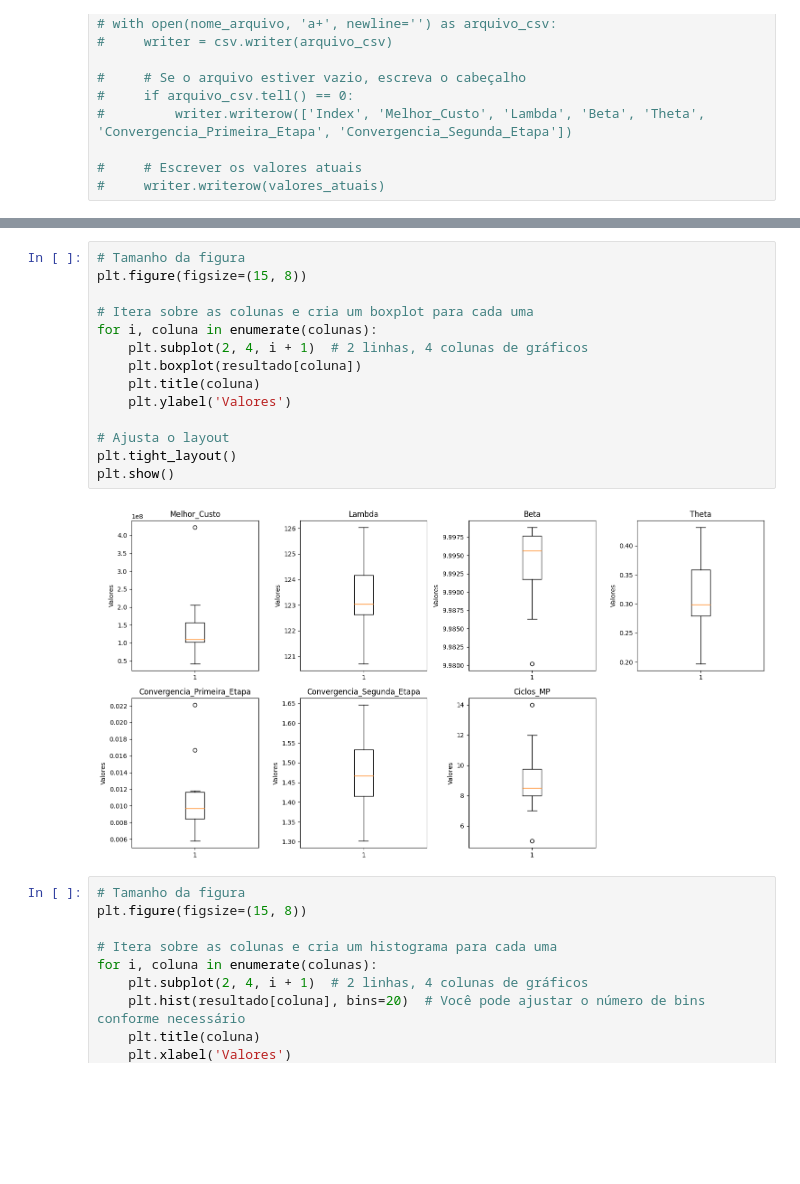
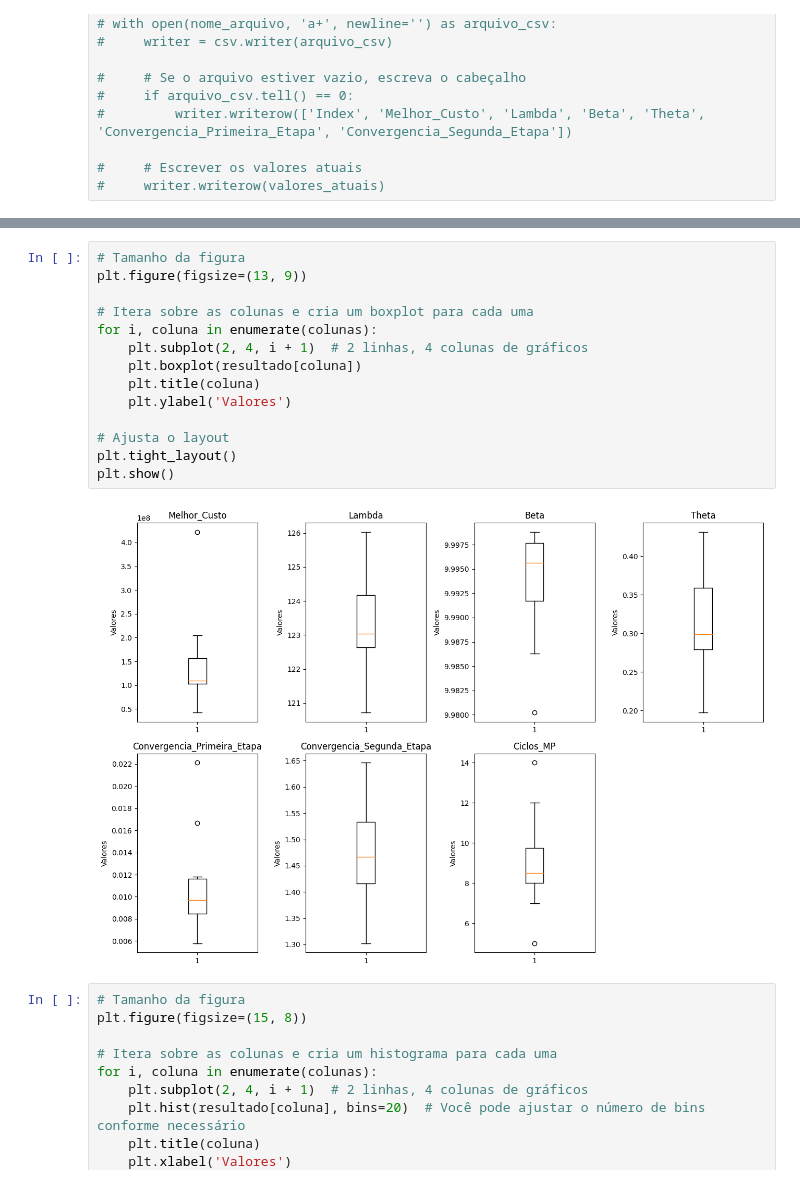
Before and after one commit to uervitonsantos/Otimizacao-Politicaca-Manutencao-Preventiva-Imperfeita, a Jupyter notebook: Algoritmo_PSO_para_otimização_de_custo_de_manutenção_preventiva_v11.ipynb, the cells around one changed output, grey strips where cells are left out. Saved outputs shown, nothing was run; the diff lists cells and outputs as text; blank space fills up the shorter version.

```diff
--- a/Algoritmo_PSO_para_otimização_de_custo_de_manutenção_preventiva_v11.ipynb
+++ b/Algoritmo_PSO_para_otimização_de_custo_de_manutenção_preventiva_v11.ipynb
@@ -763,19 +852,19 @@ colunas = ['Melhor_Custo', 'Lambda', 'Beta', 'Theta', 'Convergencia_Primeira_Eta
 # %%
 # Tamanho da figura
-plt.figure(figsize=(15, 8))
+plt.figure(figsize=(13, 9))
 
 # Itera sobre as colunas e cria um boxplot para cada uma
 for i, coluna in enumerate(colunas):
     plt.subplot(2, 4, i + 1)  # 2 linhas, 4 colunas de gráficos
     plt.boxplot(resultado[coluna])
     plt.title(coluna)
     plt.ylabel('Valores')
 
 # Ajusta o layout
 plt.tight_layout()
 plt.show()
 # %% [output]
-[figure, old version]
+[figure, new version]
 # %%
 # Tamanho da figura
 plt.figure(figsize=(15, 8))
```
Also changed, not shown: parts of 9 cells of this notebook.
